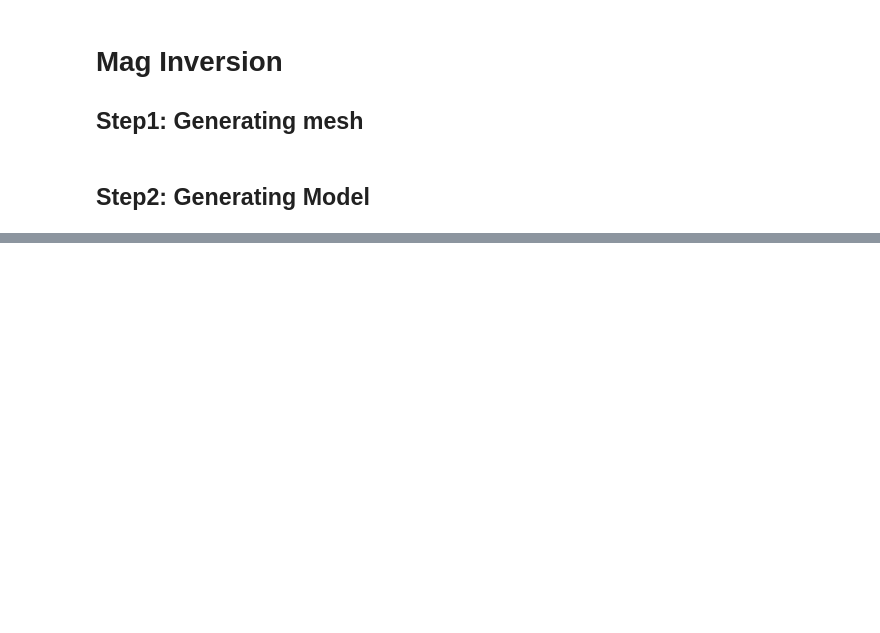
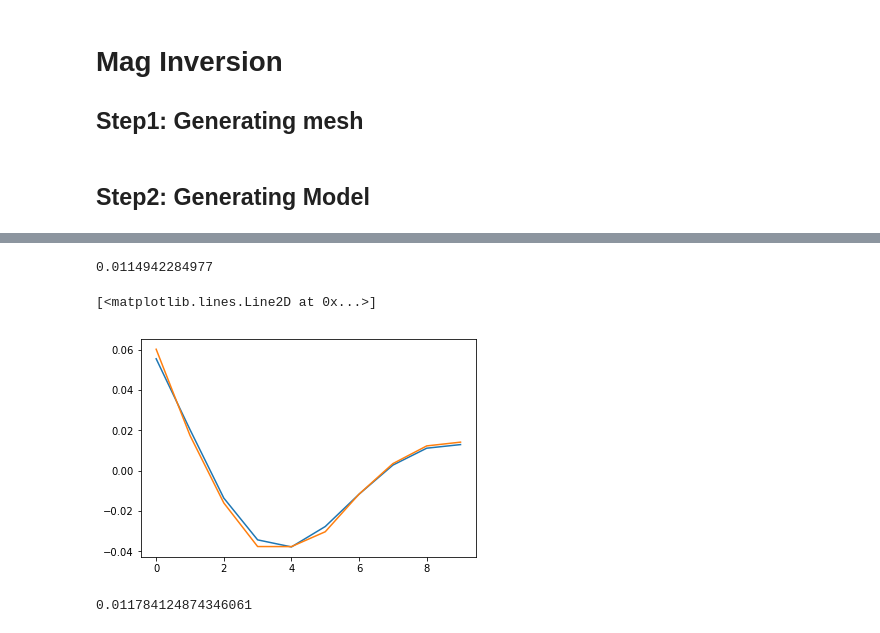
Before and after one commit to fourndo/ScriptsBank, a Jupyter notebook: SimPEG/LinearInversion_DepthWeighting_Test.ipynb, the cells around one changed output, grey strips where cells are left out. Drawn from its saved outputs; the diff is of its cells as text; code cells hidden in the pictures; blank space fills up the shorter version.

```diff
--- a/SimPEG/LinearInversion_DepthWeighting_Test.ipynb
+++ b/SimPEG/LinearInversion_DepthWeighting_Test.ipynb
@@ -167,0 +176,23 @@ plt.plot(survey.dobs)
+# %%
+import scipy.sparse as sp
+Japprox = np.sum(prob.G**2., axis=0)**0.5
+pctVal = np.percentile(Japprox,np.asarray(range(20))*5)
+
+step = mrec_Simple - m0
+
+indx = Japprox > pctVal[7]
+P = sp.spdiags(indx*1.,0, mesh.nC, mesh.nC)
+
+ddata = np.sum(((np.dot(prob.G,P*(step)) - survey.dobs)/survey.std)**2.)/2
+print(ddata)
+plt.figure()
+plt.plot(np.dot(prob.G*P,step))
+plt.plot(survey.dobs)
+# %% [output]
+0.0114942284977
+[<matplotlib.lines.Line2D at 0x...>]
+[figure, added]
+# %%
+invProb.phi_d
+# %% [output]
+0.011784124874346061
```
Also changed, not shown: parts of 8 cells of this notebook, 47 other files.
